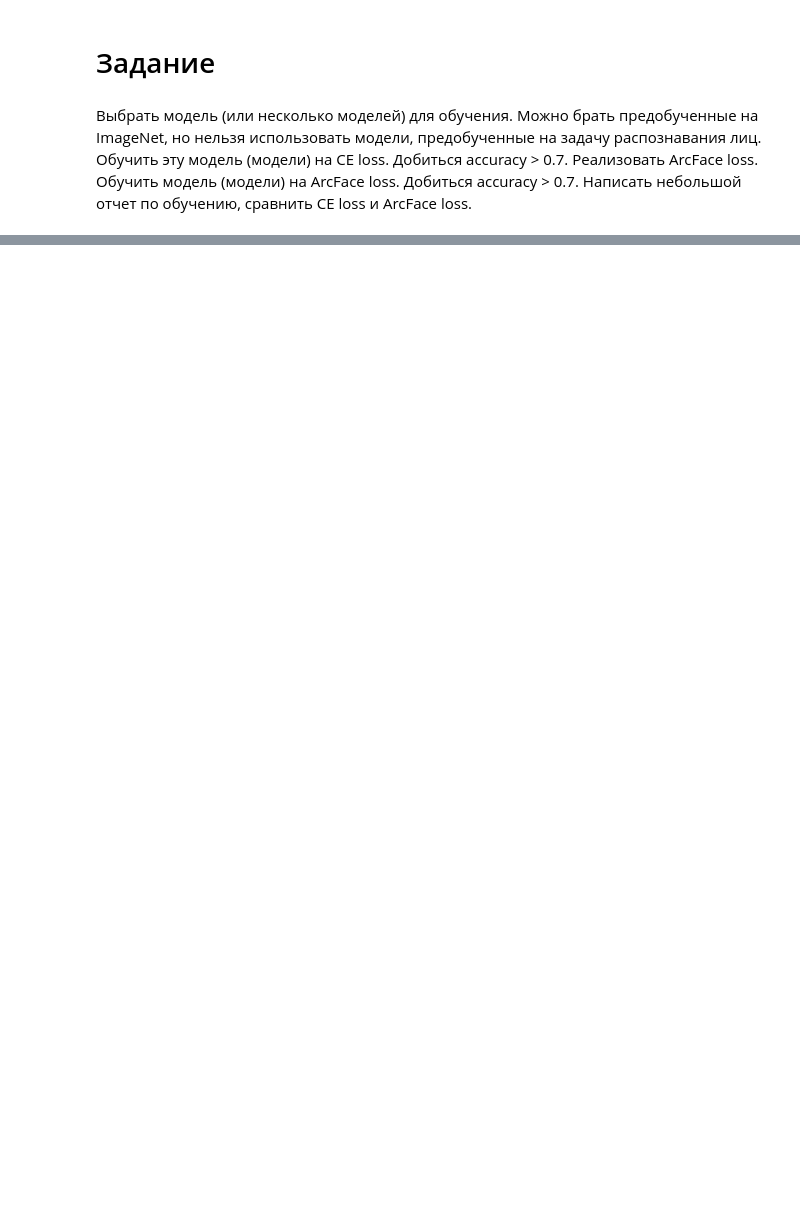
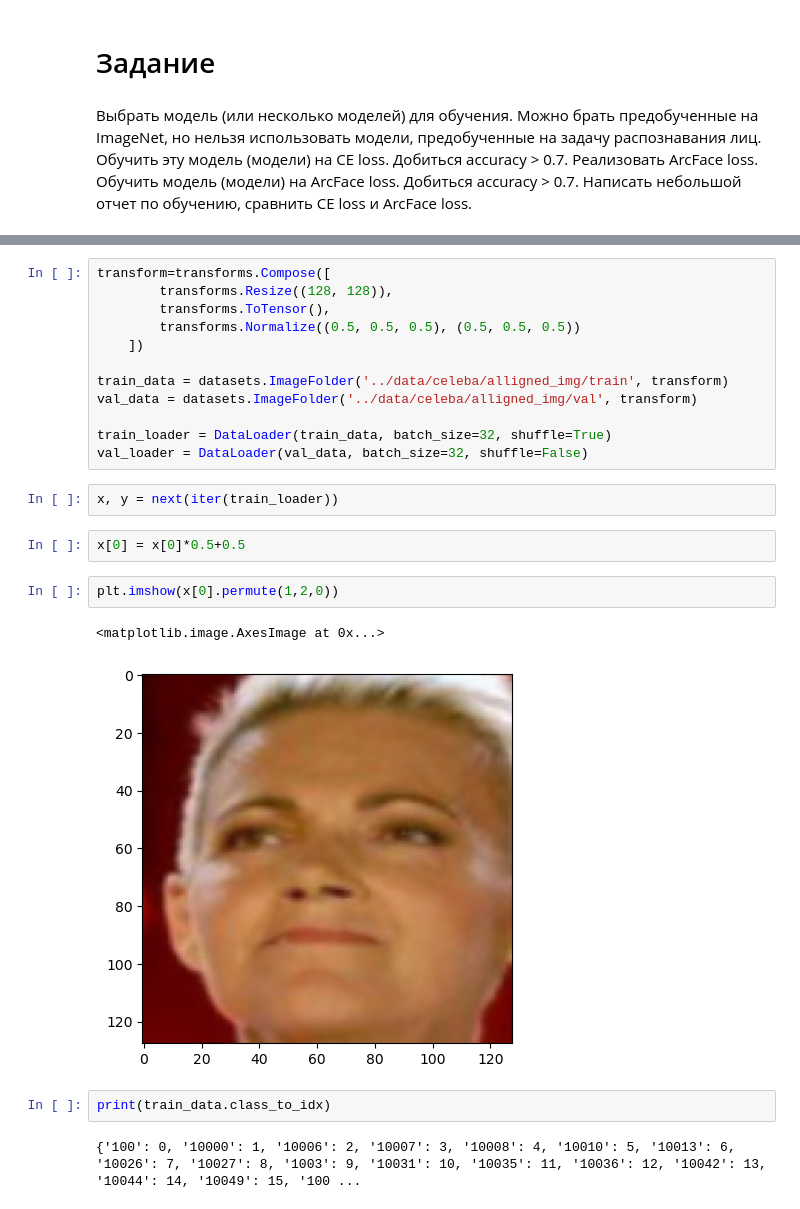
Before and after one commit to vladjkezor/face-recognition-pipeline-research, a Jupyter notebook: notebooks/2_FaceRecognition.ipynb, the cells around one changed output, grey strips where cells are left out. Cells and saved outputs as stored; diff of their text form; blank space fills up the shorter version.

```diff
--- a/notebooks/2_FaceRecognition.ipynb
+++ b/notebooks/2_FaceRecognition.ipynb
@@ -16,0 +118,25 @@ classs = classs[classs>10]
+# %%
+transform=transforms.Compose([
+        transforms.Resize((128, 128)),
+        transforms.ToTensor(),
+        transforms.Normalize((0.5, 0.5, 0.5), (0.5, 0.5, 0.5))
+    ])
+
+train_data = datasets.ImageFolder('../data/celeba/alligned_img/train', transform)
+val_data = datasets.ImageFolder('../data/celeba/alligned_img/val', transform)
+
+train_loader = DataLoader(train_data, batch_size=32, shuffle=True)
+val_loader = DataLoader(val_data, batch_size=32, shuffle=False)
+# %%
+x, y = next(iter(train_loader))
+# %%
+x[0] = x[0]*0.5+0.5
+# %%
+plt.imshow(x[0].permute(1,2,0))
+# %% [output]
+<matplotlib.image.AxesImage at 0x...>
+[figure, added]
+# %%
+print(train_data.class_to_idx)
+# %% [output]
+{'100': 0, '10000': 1, '10006': 2, '10007': 3, '10008': 4, '10010': 5, '10013': 6, '10026': 7, '10027': 8, '1003': 9, '10031': 10, '10035': 11, '10036': 12, '10042': 13, '10044': 14, '10049': 15, '100 ...
```
Also changed, not shown: parts of 18 cells of this notebook, 4 other files.
